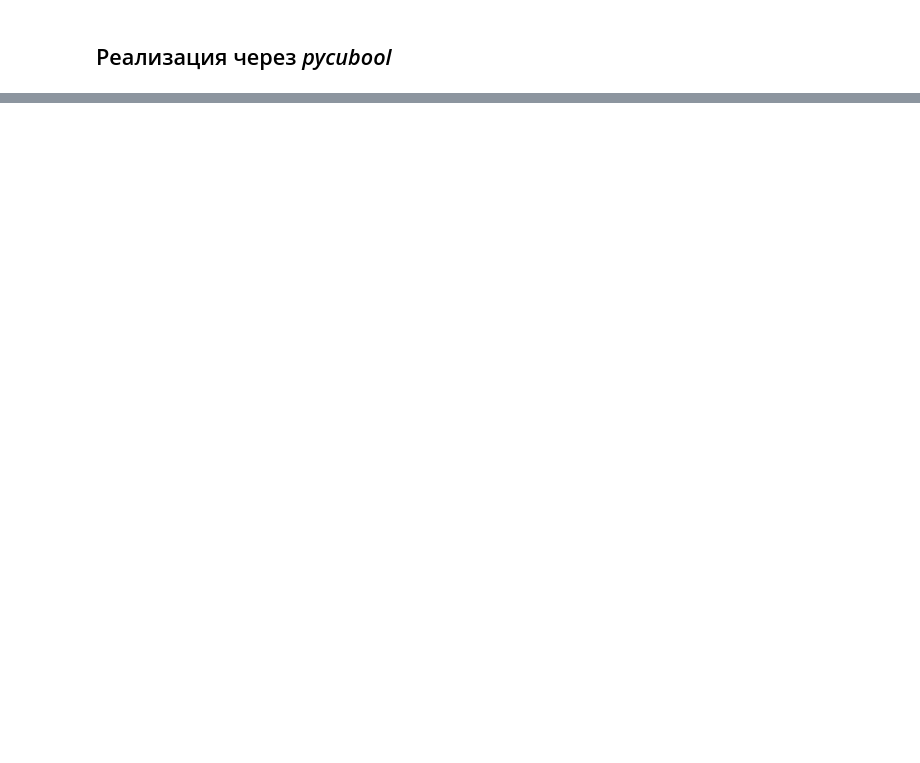
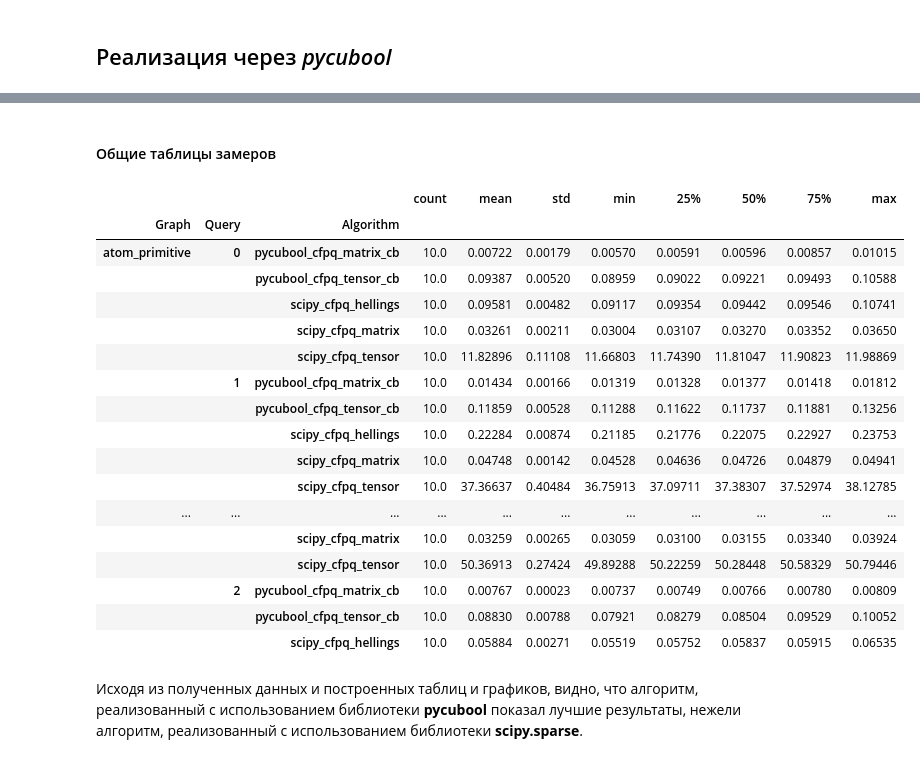
Before and after one commit to vladislav-miroshnikov/formal-lang-course, a Jupyter notebook: experiments/CFPQ_Experiments.ipynb, the cells around one changed output, grey strips where cells are left out. Saved outputs shown, nothing was run; the diff lists cells and outputs as text; code cells hidden in the pictures; blank space fills up the shorter version.

```diff
--- a/experiments/CFPQ_Experiments.ipynb
+++ b/experiments/CFPQ_Experiments.ipynb
@@ -273,0 +191,5 @@ from project.cfpq.cfpq import cfpq_tensor as tensor_sparse
+# %%
+large_graph_names = ['enzyme', 'eclass_514en', 'geospecies', 'go']
+small_graph_names = list(set(rdf_names) - set(large_graph_names))
+large_graphs = {name: graphs[name] for name in large_graph_names}
+small_graphs = {name: graphs[name] for name in small_graph_names}
@@ -394,0 +851,12 @@ assert matrix_sparse(graph, cfg, None, None, "S") == matrix_cb(graph, cfg, None,
+# %%
+def create_df(graph_names, algos):
+  dfs = []
+
+  for algo_name, algo, path in algos:
+    for graph_name in graph_names:
+      df = pd.read_csv(f'{path}/{graph_name}.csv')
+      df.insert(0, 'Algorithm', algo_name + '_' + algo)
+      df.insert(0, 'Graph', graph_name)
+      dfs.append(df)
+
+  return pd.concat(dfs, ignore_index=True)
@@ -394,0 +894,13 @@ assert matrix_sparse(graph, cfg, None, None, "S") == matrix_cb(graph, cfg, None,
+# %%
+all_algos = [
+         ('scipy', 'cfpq_matrix', 'benchmark/scipy_cfpq_matrix'),
+         ('scipy', 'cfpq_hellings', 'benchmark/scipy_cfpq_hellings'),
+         ('scipy', 'cfpq_tensor', 'benchmark/scipy_cfpq_tensor'),
+         ('pycubool', 'cfpq_matrix_cb', 'benchmark/pycubool_cfpq_matrix'),
+         ('pycubool', 'cfpq_tensor_cb', 'benchmark/pycubool_cfpq_tensor'),
+]
+# %%
+pd.set_option("display.precision", 5)
+pd.set_option('display.max_rows', 600)
+
+df_sm = pd.merge(create_df(small_graph_names + large_graph_names, all_algos), graph_info, right_index=True, left_on='Graph')
@@ -394,0 +917,25 @@ assert matrix_sparse(graph, cfg, None, None, "S") == matrix_cb(graph, cfg, None,
+# %% [markdown]
+#### Общие таблицы замеров
+# %%
+df_sm.groupby(['Graph', 'Query', 'Algorithm'])['Time(s)'].describe()
+# %% [output]
+|  |  |  | count | mean | std | min | 25% | 50% | 75% | max |
+| Graph | Query | Algorithm |  |  |  |  |  |  |  |  |
+| atom_primitive | 0 | pycubool_cfpq_matrix_cb | 10.0 | 0.00722 | 0.00179 | 0.00570 | 0.00591 | 0.00596 | 0.00857 | 0.01015 |
+|  |  | pycubool_cfpq_tensor_cb | 10.0 | 0.09387 | 0.00520 | 0.08959 | 0.09022 | 0.09221 | 0.09493 | 0.10588 |
+|  |  | scipy_cfpq_hellings | 10.0 | 0.09581 | 0.00482 | 0.09117 | 0.09354 | 0.09442 | 0.09546 | 0.10741 |
+|  |  | scipy_cfpq_matrix | 10.0 | 0.03261 | 0.00211 | 0.03004 | 0.03107 | 0.03270 | 0.03352 | 0.03650 |
+|  |  | scipy_cfpq_tensor | 10.0 | 11.82896 | 0.11108 | 11.66803 | 11.74390 | 11.81047 | 11.90823 | 11.98869 |
+|  | 1 | pycubool_cfpq_matrix_cb | 10.0 | 0.01434 | 0.00166 | 0.01319 | 0.01328 | 0.01377 | 0.01418 | 0.01812 |
+|  |  | pycubool_cfpq_tensor_cb | 10.0 | 0.11859 | 0.00528 | 0.11288 | 0.11622 | 0.11737 | 0.11881 | 0.13256 |
+|  |  | scipy_cfpq_hellings | 10.0 | 0.22284 | 0.00874 | 0.21185 | 0.21776 | 0.22075 | 0.22927 | 0.23753 |
+|  |  | scipy_cfpq_matrix | 10.0 | 0.04748 | 0.00142 | 0.04528 | 0.04636 | 0.04726 | 0.04879 | 0.04941 |
+|  |  | scipy_cfpq_tensor | 10.0 | 37.36637 | 0.40484 | 36.75913 | 37.09711 | 37.38307 | 37.52974 | 38.12785 |
+| ... | ... | ... | ... | ... | ... | ... | ... | ... | ... | ... |
+|  |  | scipy_cfpq_matrix | 10.0 | 0.03259 | 0.00265 | 0.03059 | 0.03100 | 0.03155 | 0.03340 | 0.03924 |
+|  |  | scipy_cfpq_tensor | 10.0 | 50.36913 | 0.27424 | 49.89288 | 50.22259 | 50.28448 | 50.58329 | 50.79446 |
+|  | 2 | pycubool_cfpq_matrix_cb | 10.0 | 0.00767 | 0.00023 | 0.00737 | 0.00749 | 0.00766 | 0.00780 | 0.00809 |
+|  |  | pycubool_cfpq_tensor_cb | 10.0 | 0.08830 | 0.00788 | 0.07921 | 0.08279 | 0.08504 | 0.09529 | 0.10052 |
+|  |  | scipy_cfpq_hellings | 10.0 | 0.05884 | 0.00271 | 0.05519 | 0.05752 | 0.05837 | 0.05915 | 0.06535 |
+# %% [markdown]
+Исходя из полученных данных и построенных таблиц и графиков, видно, что алгоритм, реализованный с использованием библиотеки **pycubool** показал лучшие результаты, нежели алгоритм, реализованный с использованием библиотеки **scipy.sparse**.
```
Also changed, not shown: parts of 97 cells of this notebook.
